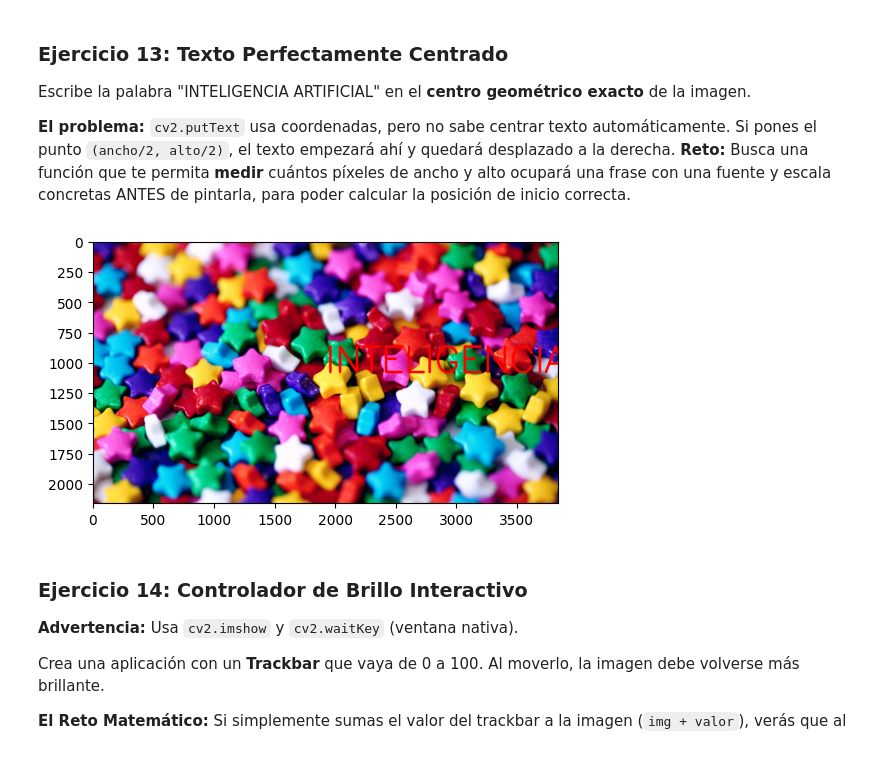
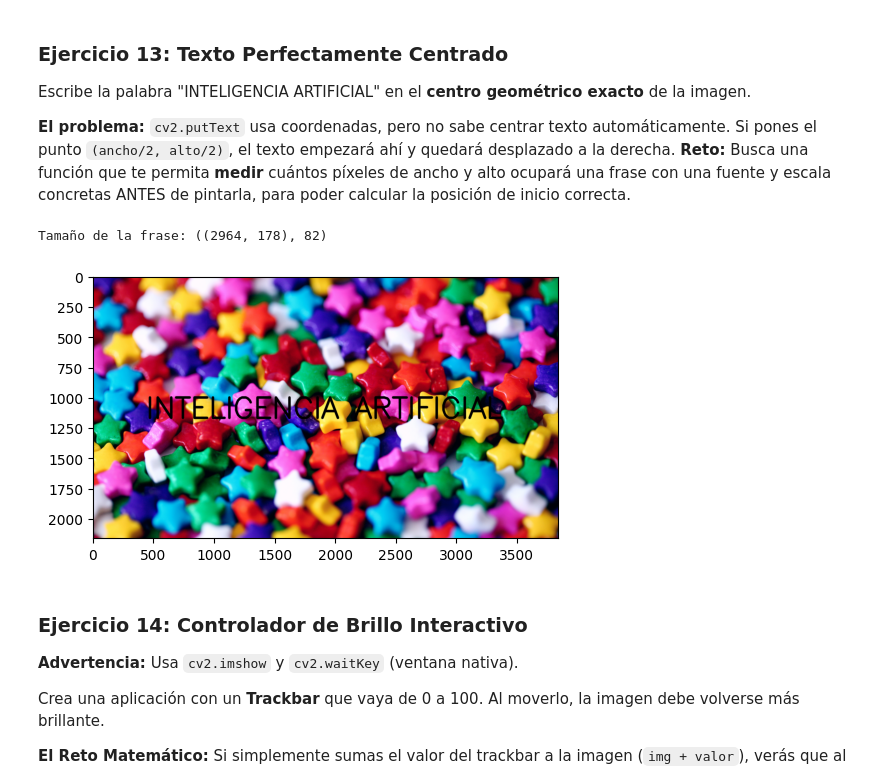
Before and after one commit to JavierPeraltaAzagra/Big-Data-e-IA, a Jupyter notebook: Programacion de IA/Tratamiento de imagen/Ejercicio 4 OpenCV/Practica_4_OpenCV.ipynb, the cells around one changed output. Saved outputs shown, nothing was run; the diff lists cells and outputs as text; code cells hidden in the pictures.

Commit message:
Tratamiento de imagen ej 4

```diff
--- a/Programacion de IA/Tratamiento de imagen/Ejercicio 4 OpenCV/Practica_4_OpenCV.ipynb
+++ b/Programacion de IA/Tratamiento de imagen/Ejercicio 4 OpenCV/Practica_4_OpenCV.ipynb
@@ -283,11 +283,14 @@ Escribe la palabra "INTELIGENCIA ARTIFICIAL" en el **centro geométrico exacto**
 **El problema:** `cv2.putText` usa coordenadas, pero no sabe centrar texto automáticamente. Si pones el punto `(ancho/2, alto/2)`, el texto empezará ahí y quedará desplazado a la derecha.
 **Reto:** Busca una función que te permita **medir** cuántos píxeles de ancho y alto ocupará una frase con una fuente y escala concretas ANTES de pintarla, para poder calcular la posición de inicio correcta.
 # %%
-img_text = cv2.putText(img_rgb, "INTELIGENCIA ARTIFICIAL", (ancho//2, alto//2), cv2.FONT_HERSHEY_SIMPLEX, 10, (255, 0, 0), 20)
+tamano_frase = cv2.getTextSize("INTELIGENCIA ARTIFICIAL", cv2.FONT_HERSHEY_SIMPLEX, 8, 20)
+print("Tamaño de la frase:", tamano_frase)
+img_text = cv2.putText(img_rgb, "INTELIGENCIA ARTIFICIAL", (ancho//2 - tamano_frase[0][0]//2, alto//2 + tamano_frase[0][1]//2), cv2.FONT_HERSHEY_SIMPLEX, 8, (0, 0, 0), 20)
 plt.imshow(img_text, cmap= "gray")
 plt.show()
 # %% [output]
+Tamaño de la frase: ((2964, 178), 82)
-[figure, old version]
+[figure, new version]
 # %% [markdown]
 ### Ejercicio 14: Controlador de Brillo Interactivo
 **Advertencia:** Usa `cv2.imshow` y `cv2.waitKey` (ventana nativa).
```
Also changed, not shown: parts of 1 cell of this notebook.
